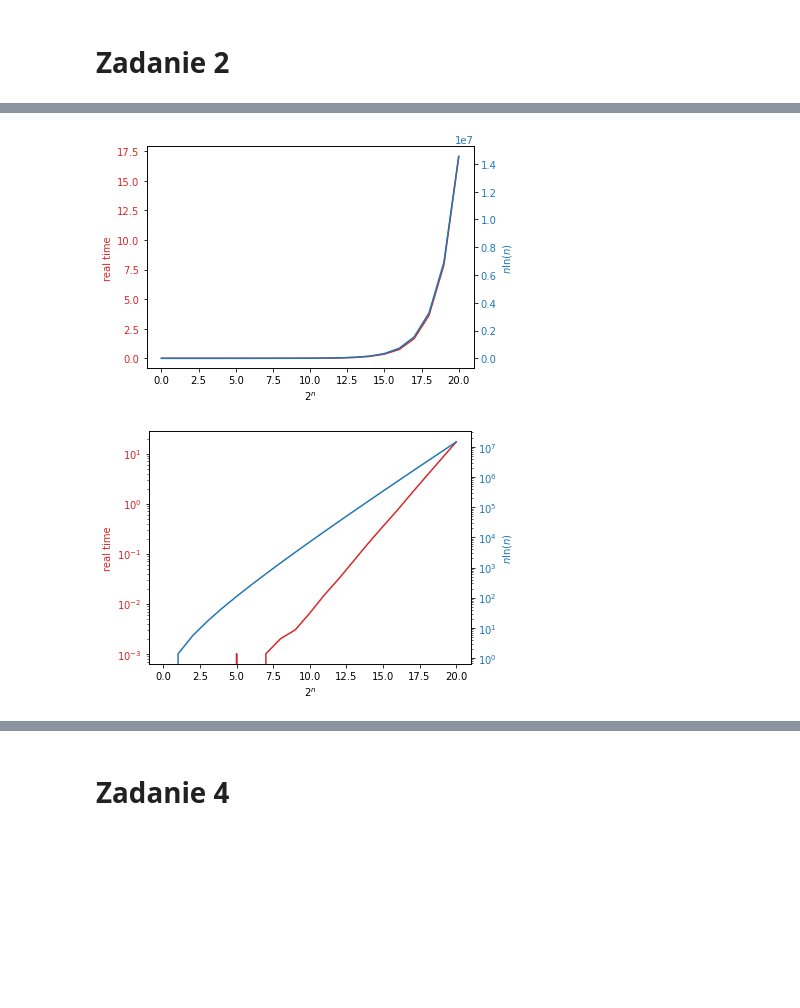
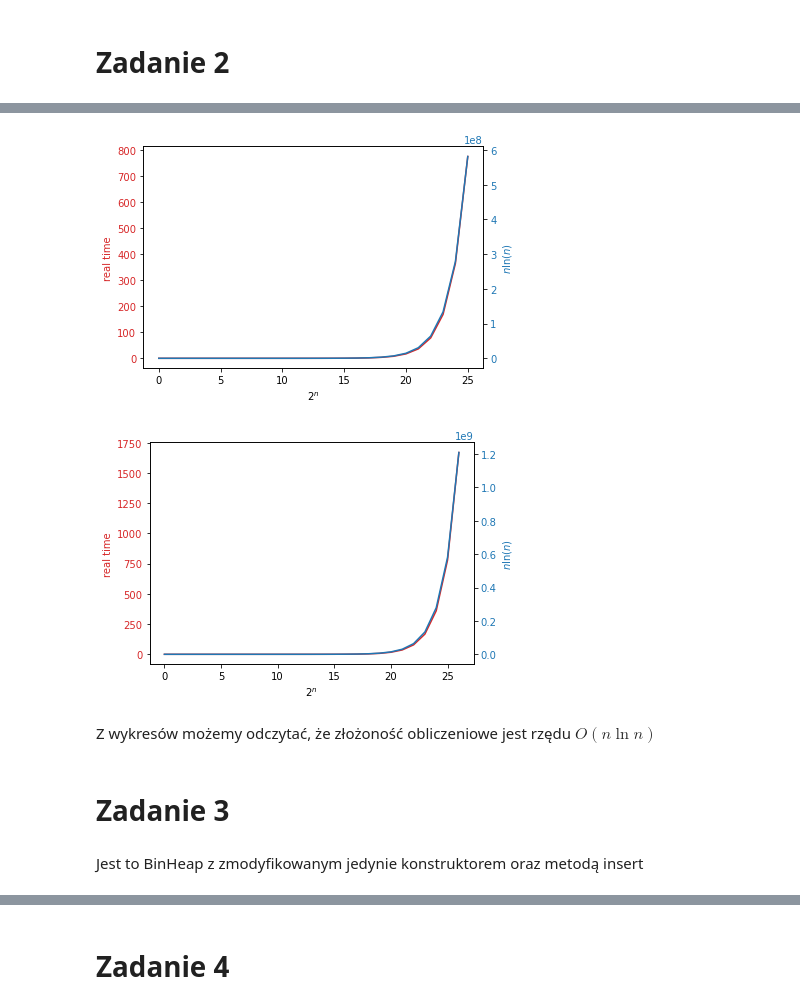
Before and after one commit to KacperBudnik/AiSD, a Jupyter notebook: List 6/Lista 6 - Kacper Budnik.ipynb, the cells around one changed output, grey strips where cells are left out. Cells and saved outputs as stored; diff of their text form; code cells hidden in the pictures; blank space fills up the shorter version.

```diff
--- a/List 6/Lista 6 - Kacper Budnik.ipynb
+++ b/List 6/Lista 6 - Kacper Budnik.ipynb
@@ -415,7 +444,6 @@ b
 # %%
 import types
 import numpy as np
-# Z wykładu zmienione
 
 class BinHeap:
     def __init__(self,*items): # skrócenie nazw + możliwość podania elementów kopca przy dodawaniu
@@ -516,17 +544,6 @@ class BinHeap:
         self.list=[0]
         self.size=0
 
-    """ #Nie działa dla list wielkości >> 2**12
-    def sort(self):
-        if self.size>0:
-            sortedList=[self.findMin()]
-            self.delMin()
-            self.sort()
-            self.list=[0]+sortedList+self.list[1:]
-        else:
-            #print("Hakunamatata")
-            pass"""
-
     def sort(self):
         sortedList=[]
         s=self.size
@@ -558,8 +628,9 @@ sys.setrecursionlimit(3000)
 # %%
 import time
 import numpy as np
+from random import randint
 
-n=20
+n=31
 times=np.zeros(n+1)
 numbers=np.random.randint(-2**n,2**n,2**n)
 
@@ -579,0 +655,15 @@ array([0.00000000e+00, 0.00000000e+00, 0.00000000e+00, 0.00000000e+00,
+# %%
+import time
+import numpy as np
+from random import randint
+
+n=31-2 #szacowany czas ostatniego 5-5.7h
+n=31-3 # szacowany czas ostatniego 2.3h
+Tim=np.zeros(n+1)
+numbers=np.random.randint(-2**n,2**n,2**n)
+
+for i in range(n+1):
+    a=BinHeap(numbers[:2**i])
+    T=time.time()
+    a.sort()
+    Tim[i]=time.time()-T
@@ -585,40 +693,46 @@ fig, ax1 = plt.subplots()
 color = 'tab:red'
 ax1.set_xlabel('$2^n$')
 ax1.set_ylabel('real time', color=color)
-ax1.plot(range(n+1), times, color=color)
+ax1.plot(x, y, color=color)
 ax1.tick_params(axis='y', labelcolor=color)
 
 ax2 = ax1.twinx()  # instantiate a second axes that shares the same x-axis
 
 color = 'tab:blue'
 ax2.set_ylabel('$n\ln(n)$', color=color)  # we already handled the x-label with ax1
-ax2.plot(range(n+1), [2**i*np.log(2**i) for i in range(n+1)], color=color)
+ax2.plot(x, [2**i*np.log(2**i) for i in x], color=color)
 ax2.tick_params(axis='y', labelcolor=color)
 
 fig.tight_layout()  # otherwise the right y-label is slightly clipped
 plt.show()
 # %% [output]
-[figure, old version]
+[figure, new version]
+# %%
+y=Tim[:-2] # dwa ostatnie nie dały rady się zrobić
+x=range(len(Tim[:-2]))
 # %%
 fig, ax1 = plt.subplots()
 
 color = 'tab:red'
 ax1.set_xlabel('$2^n$')
 ax1.set_ylabel('real time', color=color)
-ax1.plot(range(n+1), times, color=color)
+ax1.plot(x, y, color=color)
 ax1.tick_params(axis='y', labelcolor=color)
-#ax1.yscale('log')
-ax1.set_yscale('log')
 
 ax2 = ax1.twinx()  # instantiate a second axes that shares the same x-axis
 
 color = 'tab:blue'
 ax2.set_ylabel('$n\ln(n)$', color=color)  # we already handled the x-label with ax1
-ax2.plot(range(n+1), [2**i*np.log(2**i) for i in range(n+1)], color=color)
+ax2.plot(x, [2**i*np.log(2**i) for i in x], color=color)
 ax2.tick_params(axis='y', labelcolor=color)
-ax2.set_yscale('log')
 
 fig.tight_layout()  # otherwise the right y-label is slightly clipped
 plt.show()
 # %% [output]
-[figure, old version]
+[figure, new version]
+# %% [markdown]
+Z wykresów możemy odczytać, że złożoność obliczeniowe jest rzędu $O(n\ln n)$
+# %% [markdown]
+# Zadanie 3
+# %% [markdown]
+Jest to BinHeap z zmodyfikowanym jedynie konstruktorem oraz metodą insert
```
Also changed, not shown: parts of 121 cells of this notebook, 3 other files.
